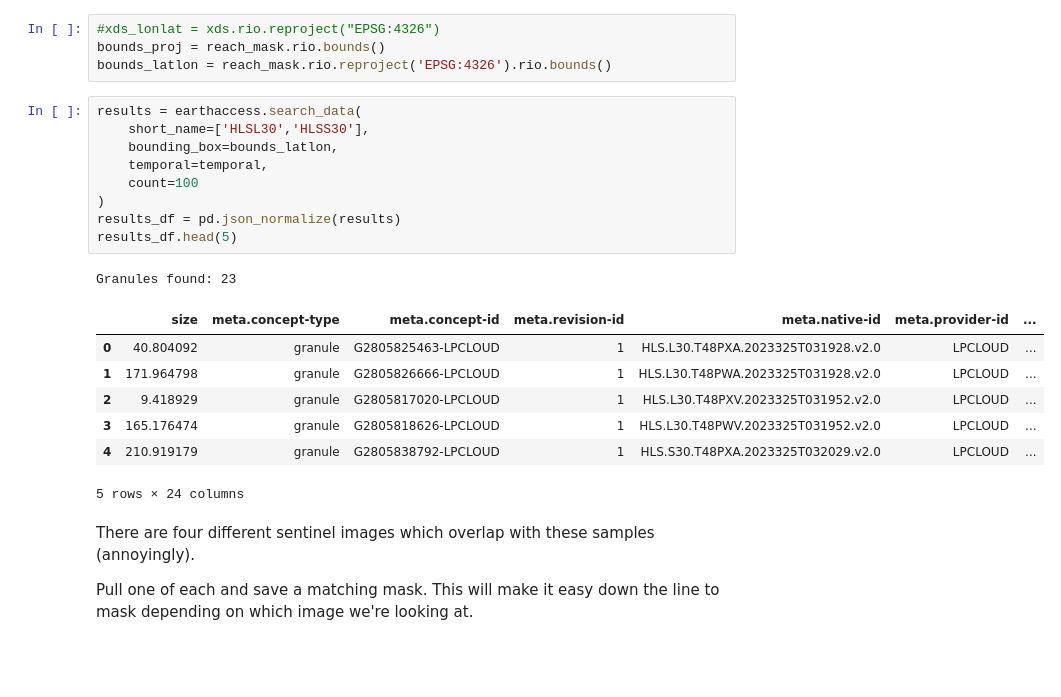
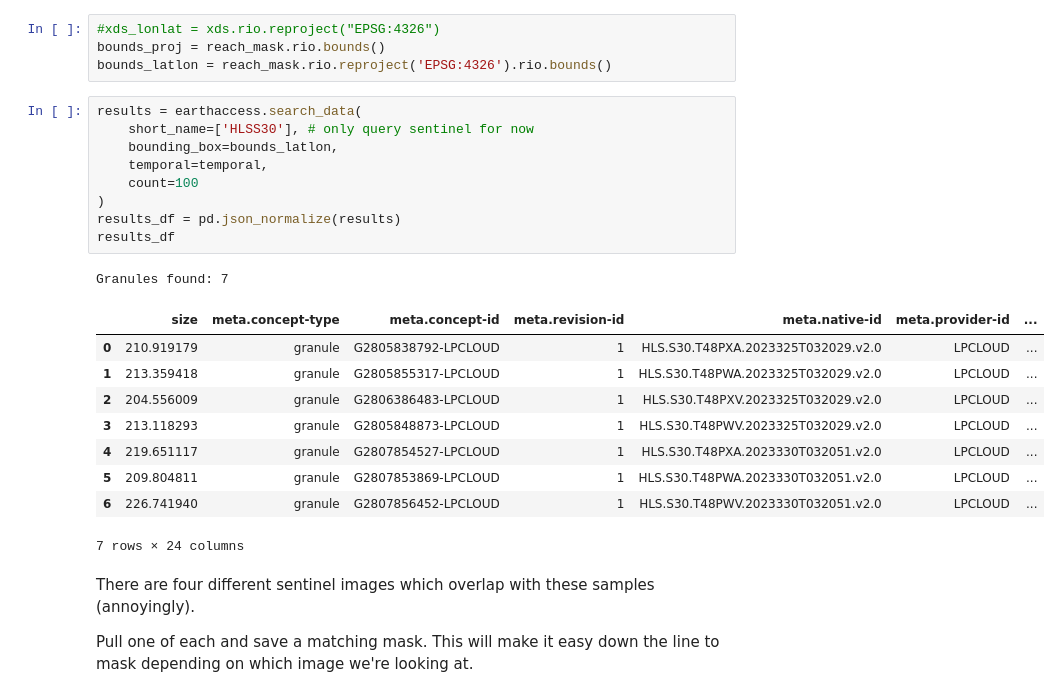
Before and after one commit to UW-GDA/mekong-water-quality, a Jupyter notebook: 02_pull_hls.ipynb, the cells around one changed output. Drawn from its saved outputs; the diff is of its cells as text; blank space fills up the shorter version.

```diff
--- a/02_pull_hls.ipynb
+++ b/02_pull_hls.ipynb
@@ -49,22 +49,24 @@ bounds_proj = reach_mask.rio.bounds()
 bounds_latlon = reach_mask.rio.reproject('EPSG:4326').rio.bounds()
 # %%
 results = earthaccess.search_data(
-    short_name=['HLSL30','HLSS30'],
+    short_name=['HLSS30'], # only query sentinel for now
     bounding_box=bounds_latlon,
     temporal=temporal,
     count=100
 )
 results_df = pd.json_normalize(results)
-results_df.head(5)
+results_df
 # %% [output]
-Granules found: 23
+Granules found: 7
 |  | size | meta.concept-type | meta.concept-id | meta.revision-id | meta.native-id | meta.provider-id | ... |
-| 0 | 40.804092 | granule | G2805825463-LPCLOUD | 1 | HLS.L30.T48PXA.2023325T031928.v2.0 | LPCLOUD | ... |
-| 1 | 171.964798 | granule | G2805826666-LPCLOUD | 1 | HLS.L30.T48PWA.2023325T031928.v2.0 | LPCLOUD | ... |
-| 2 | 9.418929 | granule | G2805817020-LPCLOUD | 1 | HLS.L30.T48PXV.2023325T031952.v2.0 | LPCLOUD | ... |
-| 3 | 165.176474 | granule | G2805818626-LPCLOUD | 1 | HLS.L30.T48PWV.2023325T031952.v2.0 | LPCLOUD | ... |
-| 4 | 210.919179 | granule | G2805838792-LPCLOUD | 1 | HLS.S30.T48PXA.2023325T032029.v2.0 | LPCLOUD | ... |
+| 0 | 210.919179 | granule | G2805838792-LPCLOUD | 1 | HLS.S30.T48PXA.2023325T032029.v2.0 | LPCLOUD | ... |
+| 1 | 213.359418 | granule | G2805855317-LPCLOUD | 1 | HLS.S30.T48PWA.2023325T032029.v2.0 | LPCLOUD | ... |
+| 2 | 204.556009 | granule | G2806386483-LPCLOUD | 1 | HLS.S30.T48PXV.2023325T032029.v2.0 | LPCLOUD | ... |
+| 3 | 213.118293 | granule | G2805848873-LPCLOUD | 1 | HLS.S30.T48PWV.2023325T032029.v2.0 | LPCLOUD | ... |
+| 4 | 219.651117 | granule | G2807854527-LPCLOUD | 1 | HLS.S30.T48PXA.2023330T032051.v2.0 | LPCLOUD | ... |
+| 5 | 209.804811 | granule | G2807853869-LPCLOUD | 1 | HLS.S30.T48PWA.2023330T032051.v2.0 | LPCLOUD | ... |
+| 6 | 226.741940 | granule | G2807856452-LPCLOUD | 1 | HLS.S30.T48PWV.2023330T032051.v2.0 | LPCLOUD | ... |
-5 rows × 24 columns
+7 rows × 24 columns
 # %% [markdown]
 There are four different sentinel images which
 overlap with these samples (annoyingly).
```
Also changed, not shown: parts of 20 cells of this notebook, 6 other files.
